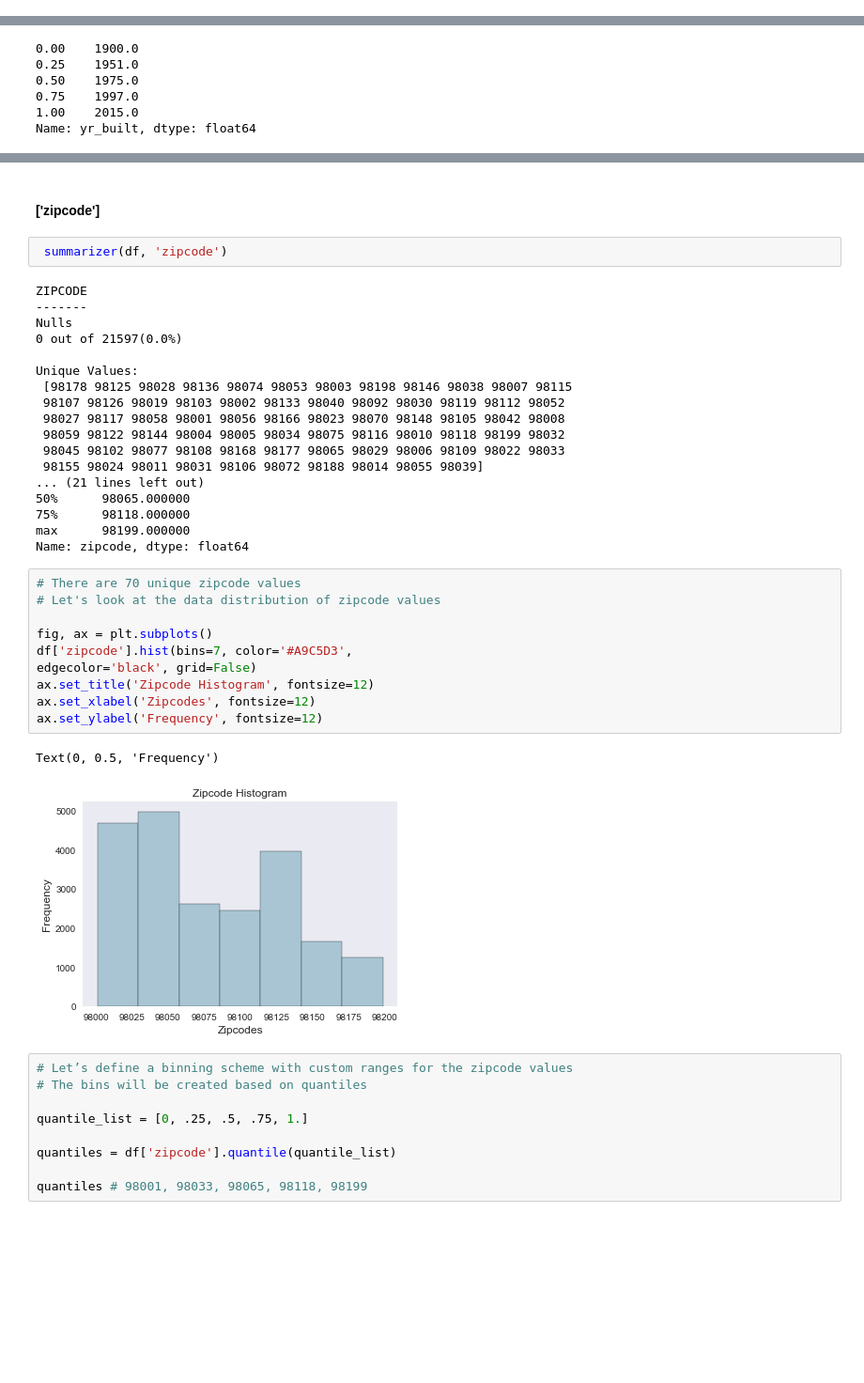
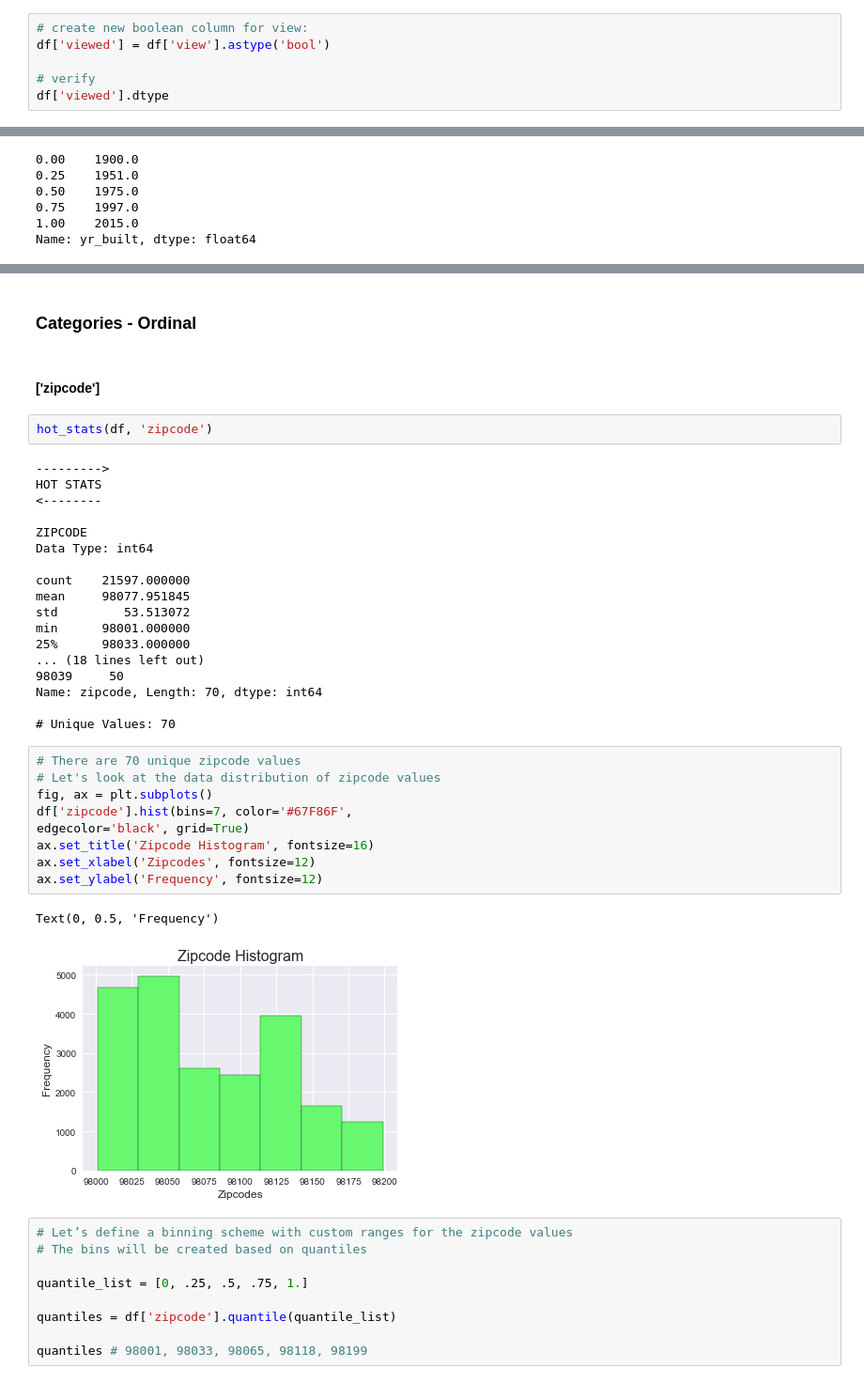
Before and after one commit to alphasentaurii/predicting-home-values-with-multiple-linear-regression, a Jupyter notebook: 1_scrub_student.ipynb, the cells around one changed output, grey strips where cells are left out. Shown: that part at 94% size. Saved outputs shown, nothing was run; the diff lists cells and outputs as text; blank space fills up the shorter version.

```diff
--- a/1_scrub_student.ipynb
+++ b/1_scrub_student.ipynb
@@ -409,0 +388,6 @@ CategoricalDtype(categories=[0.0, 1.0, 2.0, 3.0, 4.0], ordered=False)
+# %%
+# create new boolean column for view:
+df['viewed'] = df['view'].astype('bool')
+
+# verify
+df['viewed'].dtype
@@ -511,38 +613,39 @@ Text(0, 0.5, 'Frequency')
+# %% [markdown]
+### Categories - Ordinal
 # %% [markdown]
 #### ['zipcode']
 # %%
- summarizer(df, 'zipcode')
+hot_stats(df, 'zipcode')
 # %% [output]
+--------->
+HOT STATS
+<--------
+
 ZIPCODE
--------
-Nulls
-0 out of 21597(0.0%)
+Data Type: int64
 
-Unique Values:
- [98178 98125 98028 98136 98074 98053 98003 98198 98146 98038 98007 98115
- 98107 98126 98019 98103 98002 98133 98040 98092 98030 98119 98112 98052
- 98027 98117 98058 98001 98056 98166 98023 98070 98148 98105 98042 98008
- 98059 98122 98144 98004 98005 98034 98075 98116 98010 98118 98199 98032
- 98045 98102 98077 98108 98168 98177 98065 98029 98006 98109 98022 98033
- 98155 98024 98011 98031 98106 98072 98188 98014 98055 98039]
-... (21 lines left out)
-50%      98065.000000
-75%      98118.000000
-max      98199.000000
-Name: zipcode, dtype: float64
+count    21597.000000
+mean     98077.951845
+std         53.513072
+min      98001.000000
+25%      98033.000000
+... (18 lines left out)
+98039     50
+Name: zipcode, Length: 70, dtype: int64
+
+# Unique Values: 70
 # %%
 # There are 70 unique zipcode values
 # Let's look at the data distribution of zipcode values
-
 fig, ax = plt.subplots()
-df['zipcode'].hist(bins=7, color='#A9C5D3',
-edgecolor='black', grid=False)
-ax.set_title('Zipcode Histogram', fontsize=12)
+df['zipcode'].hist(bins=7, color='#67F86F',
+edgecolor='black', grid=True)
+ax.set_title('Zipcode Histogram', fontsize=16)
 ax.set_xlabel('Zipcodes', fontsize=12)
 ax.set_ylabel('Frequency', fontsize=12)
 # %% [output]
 Text(0, 0.5, 'Frequency')
-[figure, old version]
+[figure, new version]
 # %%
 # Let’s define a binning scheme with custom ranges for the zipcode values
 # The bins will be created based on quantiles
```
Also changed, not shown: parts of 127 cells of this notebook, 1 other file.
